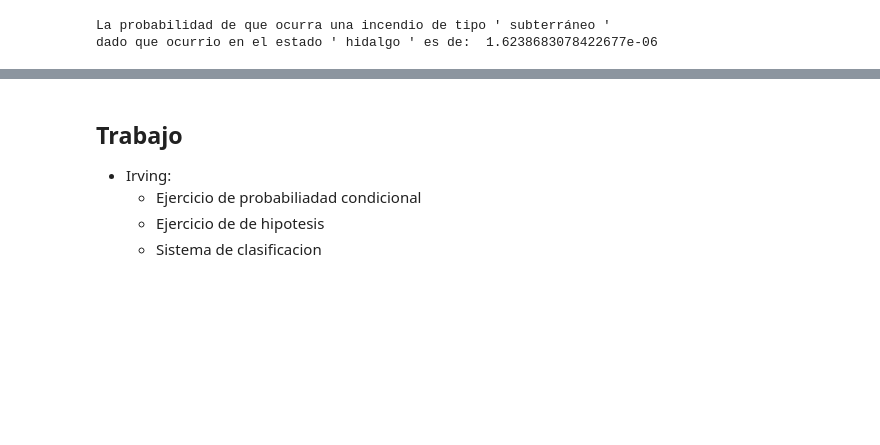
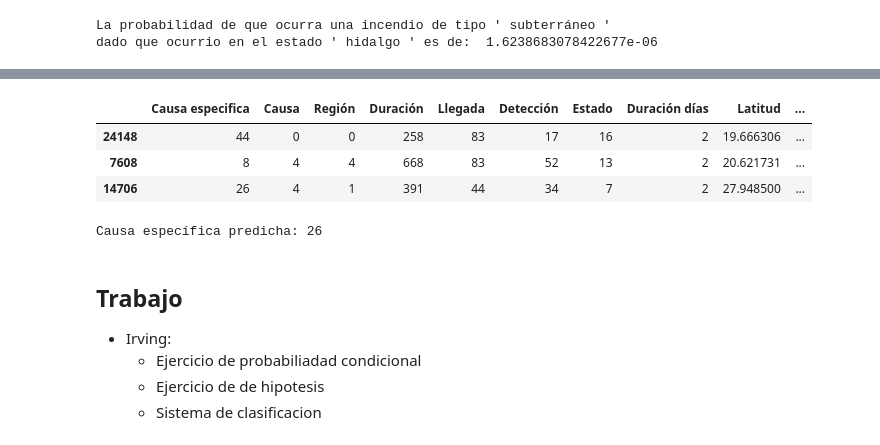
Before and after one commit to IrvingJ22/ForestFires_Mexico, a Jupyter notebook: firesData.ipynb, the cells around one changed output, grey strips where cells are left out. Cells and saved outputs as stored; diff of their text form; code cells hidden in the pictures; blank space fills up the shorter version.

```diff
--- a/firesData.ipynb
+++ b/firesData.ipynb
@@ -311,3 +425,26 @@ memory usage: 8.9+ MB
+# %%
+new_df.sample(3)
+# %% [output]
+|  | Causa especifica | Causa | Región | Duración | Llegada | Detección | Estado | Duración días | Latitud | ... |
+| 24148 | 44 | 0 | 0 | 258 | 83 | 17 | 16 | 2 | 19.666306 | ... |
+| 7608 | 8 | 4 | 4 | 668 | 83 | 52 | 13 | 2 | 20.621731 | ... |
+| 14706 | 26 | 4 | 1 | 391 | 44 | 34 | 7 | 2 | 27.948500 | ... |
+# %%
+causa = 4
+region = 1
+duracion = 391
+llegada = 44
+deteccion = 34
+estado = 7
+duracion_dias = 2
+latitud = 27.948500
+tipo_vegetacion = 72
+
+causa_especifica_predicha = predecir_causa_especifica(causa, region, duracion, llegada, deteccion, estado, duracion_dias, latitud, tipo_vegetacion)
+
+print("Causa específica predicha:", causa_especifica_predicha)
+# %% [output]
+Causa específica predicha: 26
 # %% [markdown]
 ## Trabajo
 - Irving:
```
Also changed, not shown: parts of 15 cells of this notebook.
